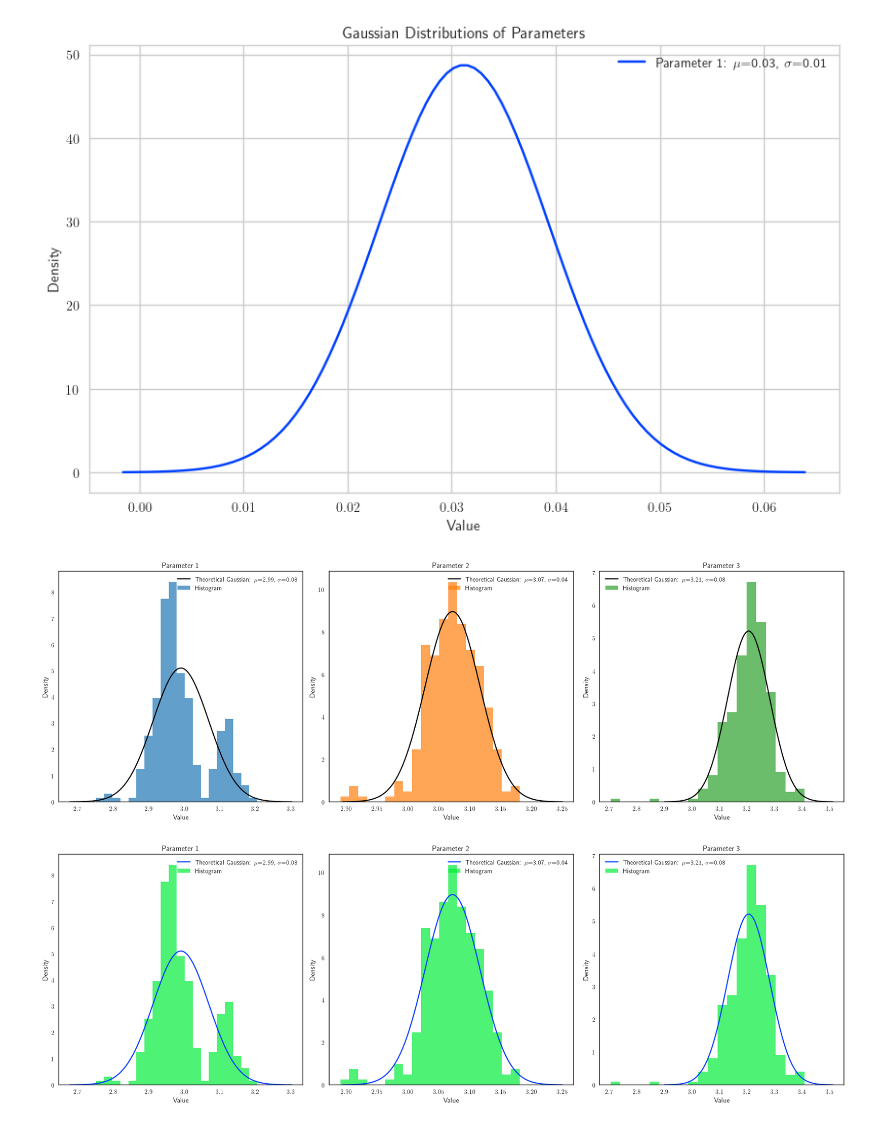
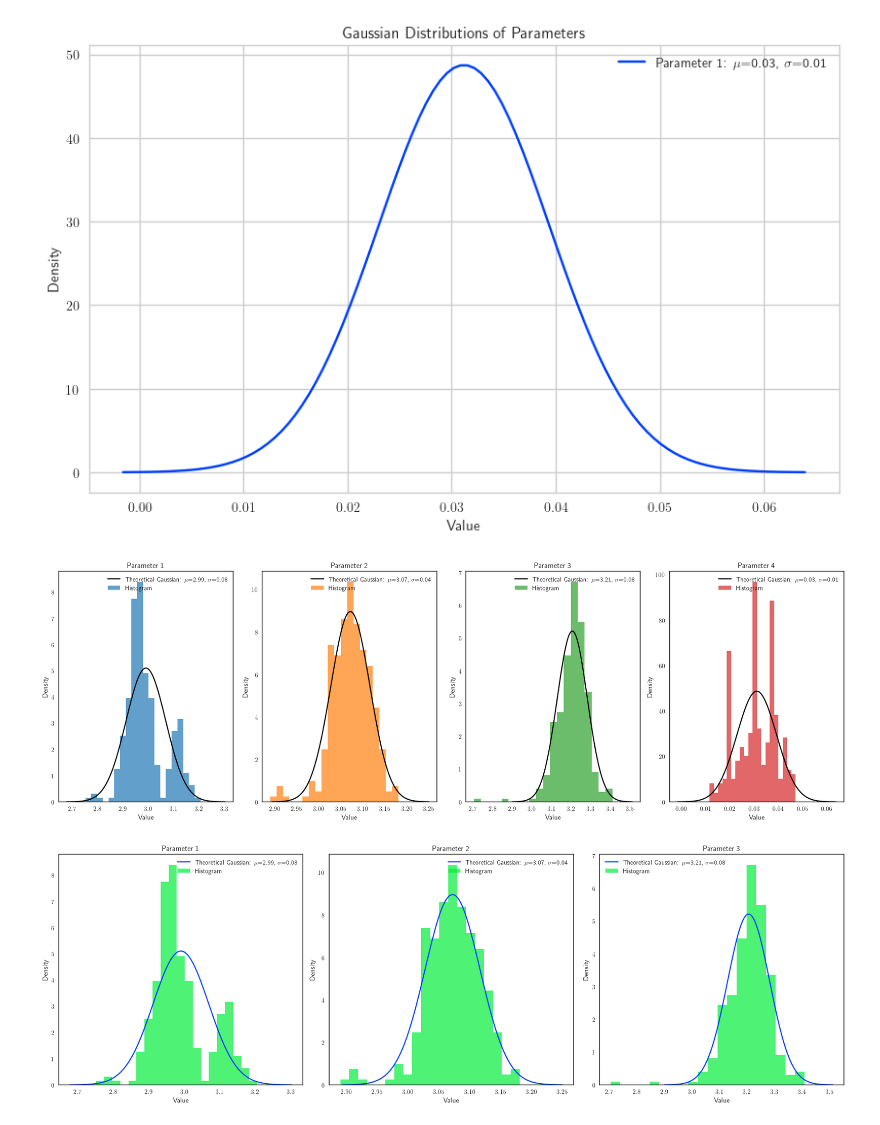
Before and after one commit to flaviaferrus/MotorControlPrediction, a Jupyter notebook: Notebooks/MultipleSubjects.ipynb, the cells around one changed output. Saved outputs shown, nothing was run; the diff lists cells and outputs as text; code cells hidden in the pictures.

Commit message:
Parameters plotted and gaussian test

```diff
--- a/Notebooks/MultipleSubjects.ipynb
+++ b/Notebooks/MultipleSubjects.ipynb
@@ -462,10 +462,12 @@ def plot_gaussian_distributions_theo(parameters: np.ndarray, style_label ='seabo
                                      saving_plot = True,    folder_name = 'fitted_pics',
                                      pic_name = 'params_gaussian',
                                      ):
-    fig, axs = plt.subplots(nrows=1, ncols=3, figsize=(18, 6))
+    num_params = parameters.shape[1]  # Number of parameters (should be 4)
+
+    fig, axs = plt.subplots(nrows=1, ncols=num_params, figsize=(18, 6))
     bar_colors = ['#1f77b4', '#ff7f0e', '#2ca02c', '#d62728']
     plt.style.use(style_label)
-    for i in range(3):
+    for i in range(num_params):
         ax = axs[i]
         param_values = parameters[:, i]
         mean = np.mean(param_values)
@@ -503,9 +505,9 @@ def plot_gaussian_distributions_theo(parameters: np.ndarray, style_label ='seabo
 
     plt.show()
 # %%
-plot_gaussian_distributions_theo(combined_params)
+plot_gaussian_distributions_theo(combined_params, pic_name='params_gaussian_all')
 # %% [output]
-[figure, old version]
+[figure, new version]
 # %%
 plot_gaussian_distributions_theo(combined_params, style_label = 'seaborn-v0_8-white')
 # %% [output]
```
Also changed, not shown: parts of 2 cells of this notebook.
